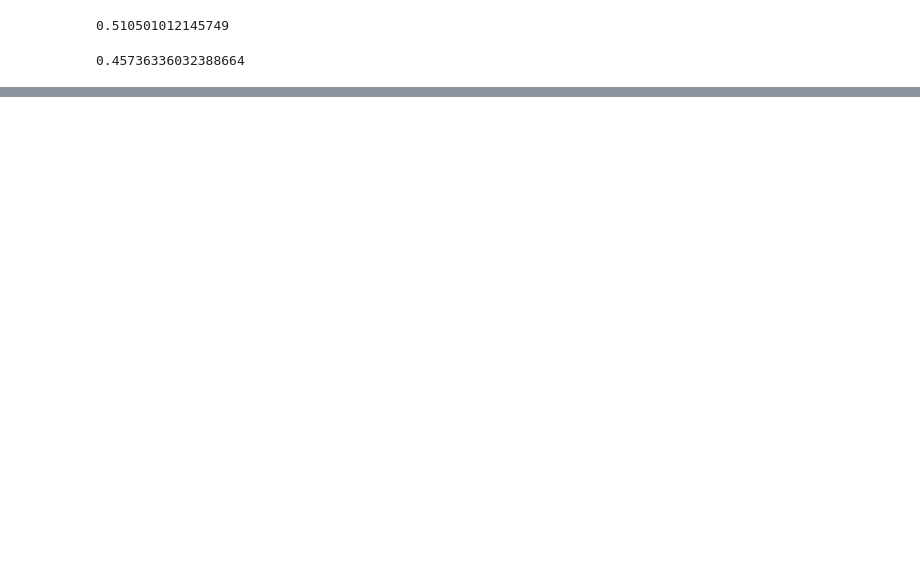
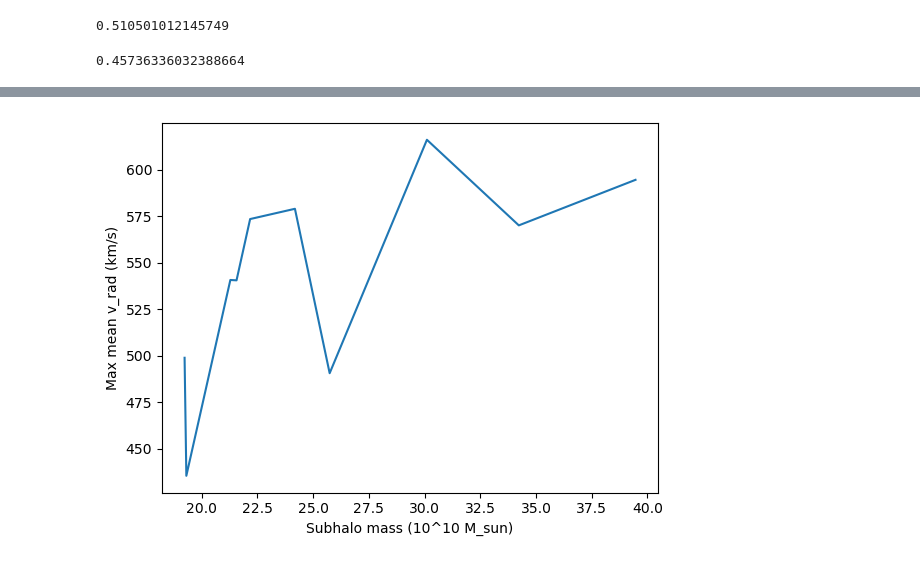
Before and after one commit to Alverd02/Kinematic-Signatures-of-Bars-and-Spirals-in-TNG50-Galaxies, a Jupyter notebook: Multiple galaxies.ipynb, the cells around one changed output, grey strips where cells are left out. Cells and saved outputs as stored; diff of their text form; code cells hidden in the pictures; blank space fills up the shorter version.

```diff
--- a/Multiple galaxies.ipynb
+++ b/Multiple galaxies.ipynb
@@ -169,0 +357,3 @@ plt.show()
+# %%
+for i in range(len(index_10max)):
+    get_data(id_10max[i],99,id_10max[i],index_10max[i])
@@ -169,0 +452,26 @@ plt.show()
+# %%
+max_vrad = []
+total_mass = []
+
+for i in range(len(index_10max)):
+    data = np.loadtxt('discs/stars_'+str(id_10max[i])+'_snap_'+str(99)+"_rot"+'.txt')
+    m = data[:, 0]
+    x = data[:, 1]
+    y = data[:, 2]
+    vx = data[:, 4]
+    vy = data[:, 5]
+    vz = data[:, 6]
+
+    rad = np.sqrt(x**2+y**2)
+    v_rad = (x*vx+y*vy)/rad
+
+    ret = binned_statistic_2d(x, y,
+    v_rad,
+    statistic='mean',
+    bins=grid_resolution
+    )
+
+    mean_vrad_map = ret.statistic
+
+    max_vrad.append(np.nanmax(np.abs(mean_vrad_map)))
+    total_mass.append(sum(m))
@@ -169,0 +489,7 @@ plt.show()
+# %%
+plt.ylabel("Max mean v_rad (km/s)")
+plt.xlabel("Subhalo mass (10^10 M_sun)")
+plt.plot(total_mass,max_vrad)
+plt.show()
+# %% [output]
+[figure, added]
```
Also changed, not shown: parts of 10 cells of this notebook.
